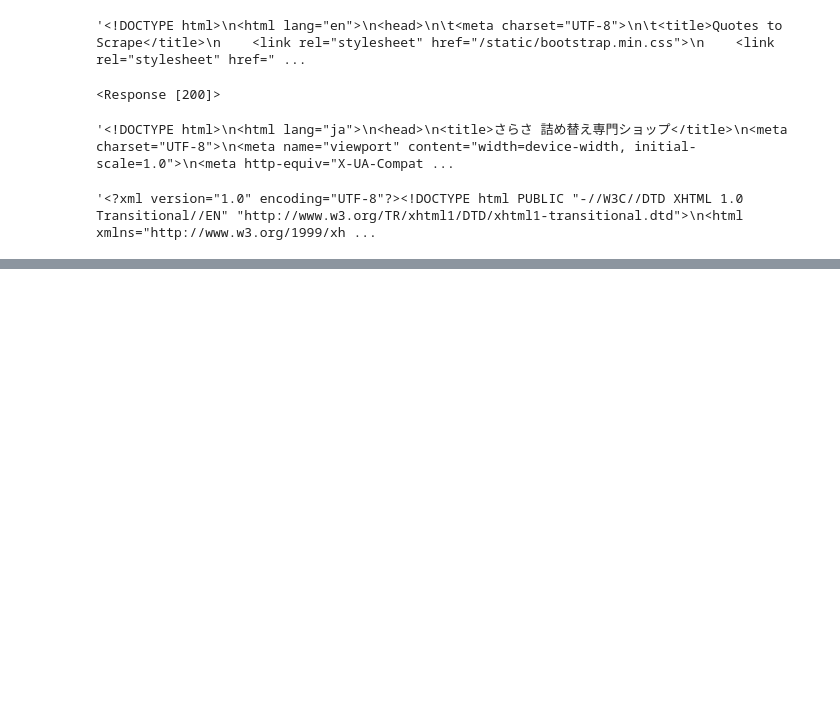
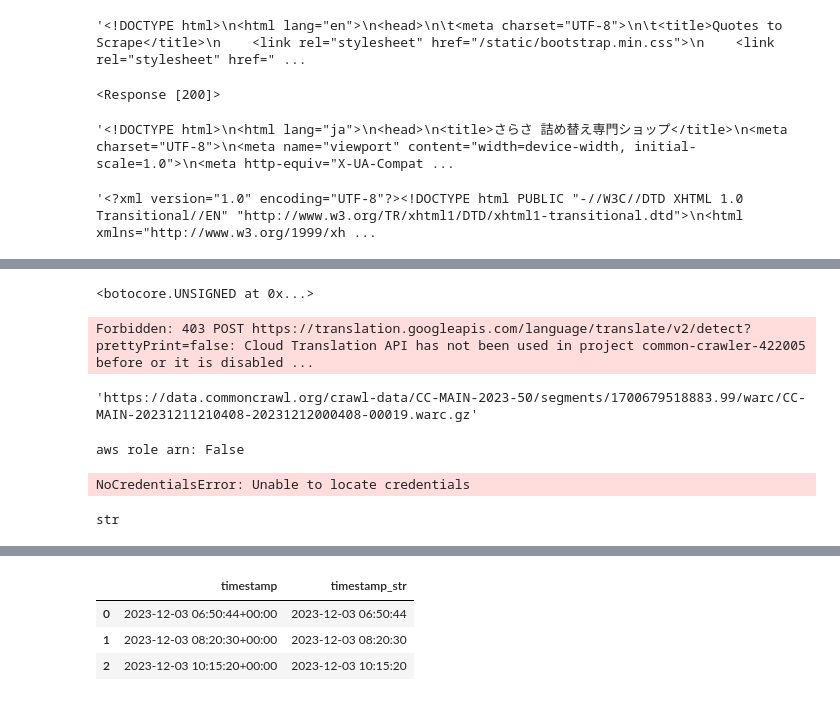
Before and after one commit to comu2e/geniac_collect_cloud_run, a Jupyter notebook: note.ipynb, the cells around one changed output, grey strips where cells are left out. Saved outputs shown, nothing was run; the diff lists cells and outputs as text; code cells hidden in the pictures; blank space fills up the shorter version.

```diff
--- a/note.ipynb
+++ b/note.ipynb
@@ -72,0 +99,76 @@ da = ""
+# %%
+botocore.UNSIGNED
+# %% [output]
+<botocore.UNSIGNED at 0x...>
+# %%
+
+from src.detect_language import detect_language
+
+detect_language('text')
+# %% [output]
+Forbidden: 403 POST https://translation.googleapis.com/language/translate/v2/detect?prettyPrint=false: Cloud Translation API has not been used in project common-crawler-422005 before or it is disabled ...
+# %%
+import requests
+warc_path = "crawl-data/CC-MAIN-2023-50/segments/1700679518883.99/warc/CC-MAIN-20231211210408-20231212000408-00019.warc.gz"
+def cc_path_to_urls(cc_path):
+    base_url = "https://data.commoncrawl.org/"
+
+    url = base_url + cc_path
+    filename = cc_path.replace("/", "_")
+    gz_path = f"tmp/data/gz/{filename}"
+    warc_path = f"tmp/data/warc/{filename}".replace(".gz", "")
+
+    return url, gz_path, warc_path
+# def download_file(url, save_path):
+#     response = requests.get(url, stream=True)
+#
+#     if response.status_code == 200:
+#         with open(save_path, 'wb') as f:
+#             for chunk in response.iter_content(chunk_size=128):
+#                 f.write(chunk)
+#         print(f"ファイルが正常にダウンロードされました: {save_path}")
+#     else:
+#         print(response.raw)
+#         print(f"ファイルのダウンロードに失敗しました。ステータスコード: {response.status_code}")
+url, gz_path, warc_path = cc_path_to_urls(
+    warc_path
+)
+url
+# download_file(url,save_path='file.warc')
+# %% [output]
+'https://data.commoncrawl.org/crawl-data/CC-MAIN-2023-50/segments/1700679518883.99/warc/CC-MAIN-20231211210408-20231212000408-00019.warc.gz'
+# %%
+from src.s3_util import download_file_with_progress
+
+CC_BUCKET_NAME = "commoncrawl"
+
+# s3からダウンロードする設定
+
+path = 'CC-MAIN-2023-50/segments/1700679100583.13/warc/CC-MAIN-20231206031946-20231206061946-00396.warc.gz to tmp/data/warc/crawl-data_CC-MAIN-2023-50_segments_1700679100583.13_warc_CC-MAIN-20231206031946-20231206061946-00396.warc'
+warc_path = 'tmp/test.warc'
+download_file_with_progress(CC_BUCKET_NAME, path ,warc_path)
+# %% [output]
+aws role arn: False
+NoCredentialsError: Unable to locate credentials
+# %%
+timestmp = '2023-12-03T06:50:44Z'
+type(timestmp)
+# %% [output]
+str
+# %%
+import pandas as pd
+
+# DataFrame の例
+data = {
+    "timestamp": ["2023-12-03T06:50:44Z", "2023-12-03T08:20:30Z", "2023-12-03T10:15:20Z"]
+}
+df = pd.DataFrame(data)
+
+# "timestamp" 列を datetime 型に変換
+df["timestamp"] = pd.to_datetime(df["timestamp"])
+df["timestamp_str"] = df["timestamp"].dt.strftime('%Y-%m-%d %H:%M:%S')
+
+# 結果を表示
+print(df)
+df
+# %% [output]
@@ -72,0 +179,4 @@ da = ""
+|  | timestamp | timestamp_str |
+| 0 | 2023-12-03 06:50:44+00:00 | 2023-12-03 06:50:44 |
+| 1 | 2023-12-03 08:20:30+00:00 | 2023-12-03 08:20:30 |
+| 2 | 2023-12-03 10:15:20+00:00 | 2023-12-03 10:15:20 |
```
Also changed, not shown: parts of 7 cells of this notebook, 33 other files.
